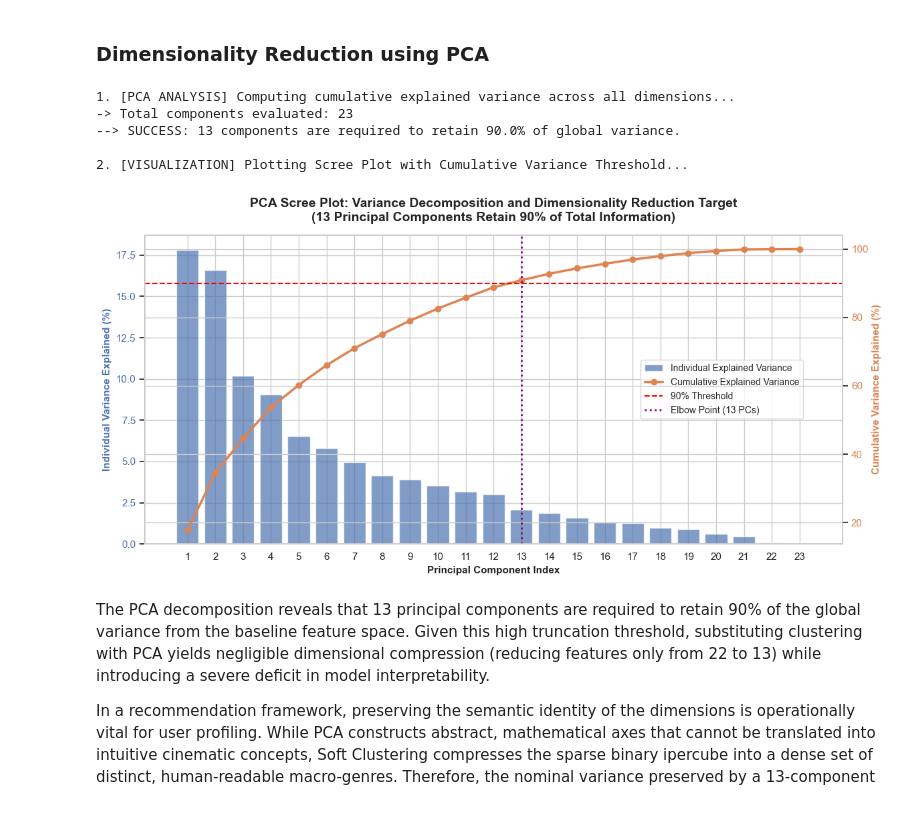
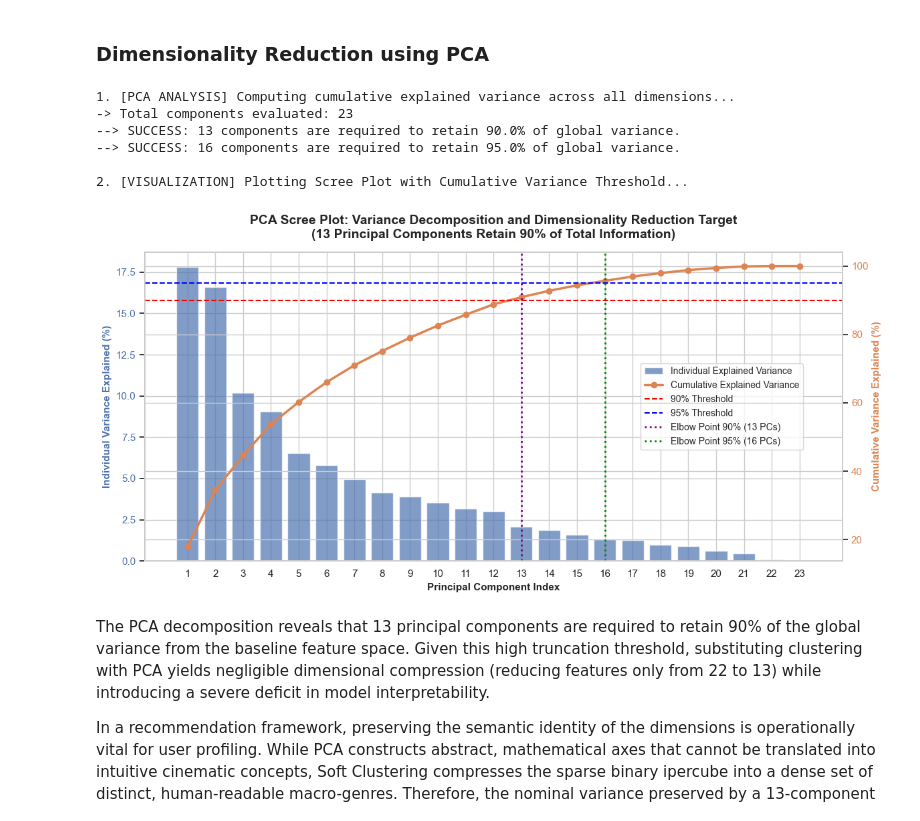
Before and after one commit to DanieleDiSpirito/uni, a Jupyter notebook: terzo_anno/machine_learning/project/main.ipynb, the cells around one changed output. Saved outputs shown, nothing was run; the diff lists cells and outputs as text; code cells hidden in the pictures.

```diff
--- a/terzo_anno/machine_learning/project/main.ipynb
+++ b/terzo_anno/machine_learning/project/main.ipynb
@@ -825,11 +922,14 @@ pca_full.fit(matrix_structural)
 variance_proportions = pca_full.explained_variance_ratio_ * 100
 cumulative_variance = np.cumsum(variance_proportions)
 
-THRESHOLD = 90.0
-n_components_needed = np.argmax(cumulative_variance >= THRESHOLD) + 1
+THRESHOLD_1 = 90.0
+THRESHOLD_2 = 95.0
+n_components_needed_1 = np.argmax(cumulative_variance >= THRESHOLD_1) + 1
+n_components_needed_2 = np.argmax(cumulative_variance >= THRESHOLD_2) + 1
 
 print(f"-> Total components evaluated: {len(variance_proportions)}")
-print(f"--> SUCCESS: {n_components_needed} components are required to retain {THRESHOLD}% of global variance.")
+print(f"--> SUCCESS: {n_components_needed_1} components are required to retain {THRESHOLD_1}% of global variance.")
+print(f"--> SUCCESS: {n_components_needed_2} components are required to retain {THRESHOLD_2}% of global variance.")
 
 # =====================================================================
 # 2. RENDER SCREE PLOT WITH CUMULATIVE THRESHOLD
@@ -842,38 +942,42 @@ sns.set_theme(style="whitegrid")
 x_axis = np.arange(1, len(variance_proportions) + 1)
 
 ax1.bar(x_axis, variance_proportions, color='#4C72B0', alpha=0.7, label='Individual Explained Variance')
 ax1.set_xlabel('Principal Component Index', fontsize=11, fontweight='bold')
 ax1.set_ylabel('Individual Variance Explained (%)', color='#4C72B0', fontsize=11, fontweight='bold')
 ax1.tick_params(axis='y', labelcolor='#4C72B0')
 ax1.set_xticks(x_axis)
 
 ax2 = ax1.twinx()
 
 ax2.plot(x_axis, cumulative_variance, color='#DD8452', marker='o', linewidth=2.5, label='Cumulative Explained Variance')
 ax2.set_ylabel('Cumulative Variance Explained (%)', color='#DD8452', fontsize=11, fontweight='bold')
 ax2.tick_params(axis='y', labelcolor='#DD8452')
 
-ax2.axhline(y=THRESHOLD, color='red', linestyle='--', linewidth=1.5, label=f'{int(THRESHOLD)}% Threshold')
+ax2.axhline(y=THRESHOLD_1, color='red', linestyle='--', linewidth=1.5, label=f'{int(THRESHOLD_1)}% Threshold')
+ax2.axhline(y=THRESHOLD_2, color='blue', linestyle='--', linewidth=1.5, label=f'{int(THRESHOLD_2)}% Threshold')
 
-ax2.axvline(x=n_components_needed, color='purple', linestyle=':', linewidth=2,
-            label=f'Elbow Point ({n_components_needed} PCs)')
+ax2.axvline(x=n_components_needed_1, color='purple', linestyle=':', linewidth=2,
+            label=f'Elbow Point {int(THRESHOLD_1)}% ({n_components_needed_1} PCs)')
+ax2.axvline(x=n_components_needed_2, color='green', linestyle=':', linewidth=2,
+            label=f'Elbow Point {int(THRESHOLD_2)}% ({n_components_needed_2} PCs)')
 
-plt.title(f'PCA Scree Plot: Variance Decomposition and Dimensionality Reduction Target\n({n_components_needed} Principal Components Retain {int(THRESHOLD)}% of Total Information)',
+plt.title(f'PCA Scree Plot: Variance Decomposition and Dimensionality Reduction Target\n({n_components_needed_1} Principal Components Retain {int(THRESHOLD_1)}% of Total Information)',
           fontsize=14, fontweight='bold', pad=15)
 
 lines1, labels1 = ax1.get_legend_handles_labels()
 lines2, labels2 = ax2.get_legend_handles_labels()
 ax1.legend(lines1 + lines2, labels1 + labels2, loc='center right', bbox_to_anchor=(0.95, 0.5), fontsize=10)
 
 plt.tight_layout()
 plt.show()
 # %% [output]
 1. [PCA ANALYSIS] Computing cumulative explained variance across all dimensions...
 -> Total components evaluated: 23
 --> SUCCESS: 13 components are required to retain 90.0% of global variance.
+--> SUCCESS: 16 components are required to retain 95.0% of global variance.
 
 2. [VISUALIZATION] Plotting Scree Plot with Cumulative Variance Threshold...
-[figure, old version]
+[figure, new version]
 # %% [markdown]
 The PCA decomposition reveals that 13 principal components are required to retain 90% of the global variance from the baseline feature space. Given this high truncation threshold, substituting clustering with PCA yields negligible dimensional compression (reducing features only from 22 to 13) while introducing a severe deficit in model interpretability.
 
```
Also changed, not shown: parts of 54 cells of this notebook.
